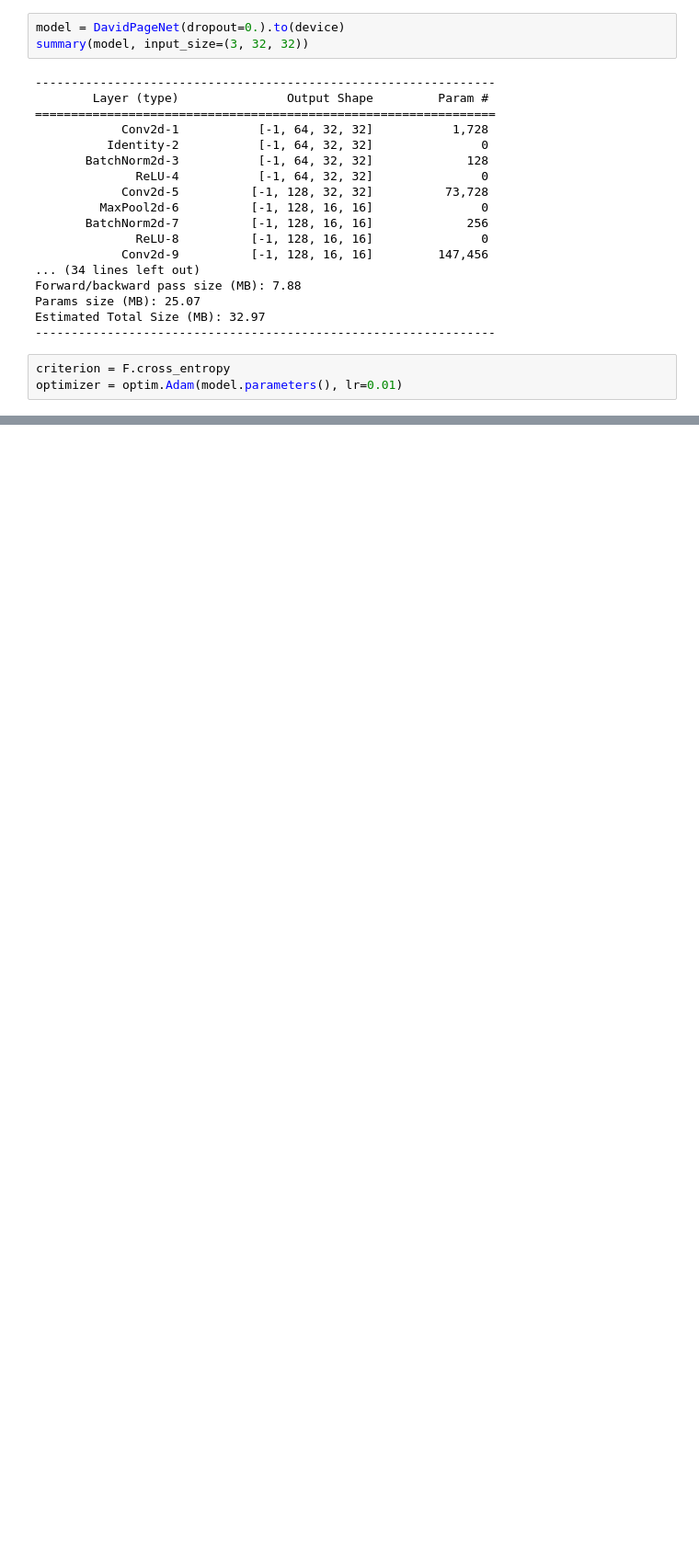
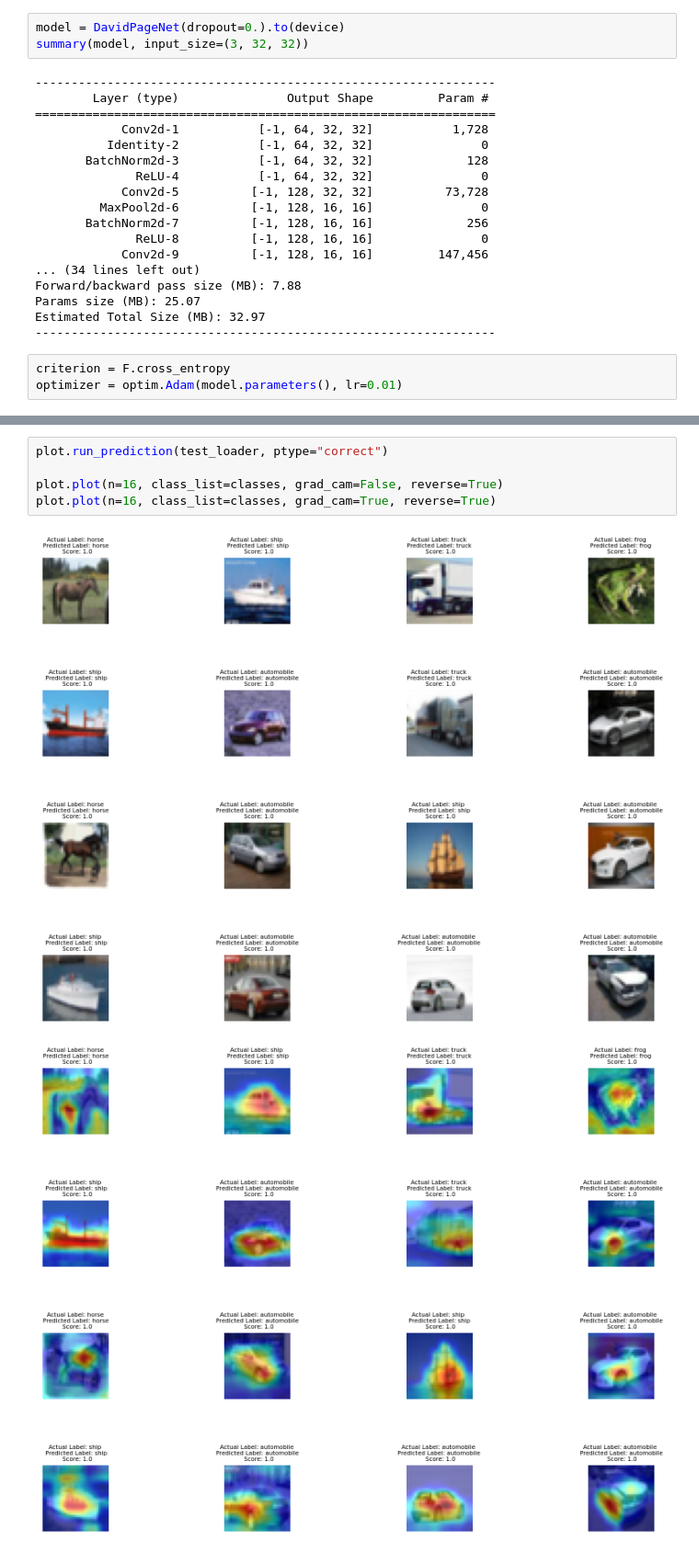
Before and after one commit to dawnik17/vision, a Jupyter notebook: examples/cifar10/david_page_91_accuracy_65_lac_params.ipynb, the cells around one changed output, grey strips where cells are left out. Shown at 92% size. Saved outputs shown, nothing was run; the diff lists cells and outputs as text; blank space fills up the shorter version.

```diff
--- a/examples/cifar10/david_page_91_accuracy_65_lac_params.ipynb
+++ b/examples/cifar10/david_page_91_accuracy_65_lac_params.ipynb
@@ -229,0 +199,8 @@ p.plot(n=32, reverse=False)
+# %%
+plot.run_prediction(test_loader, ptype="correct")
+
+plot.plot(n=16, class_list=classes, grad_cam=False, reverse=True)
+plot.plot(n=16, class_list=classes, grad_cam=True, reverse=True)
+# %% [output]
+[figure, added]
+[figure, added]
```
Also changed, not shown: parts of 14 cells of this notebook, 3 other files.
